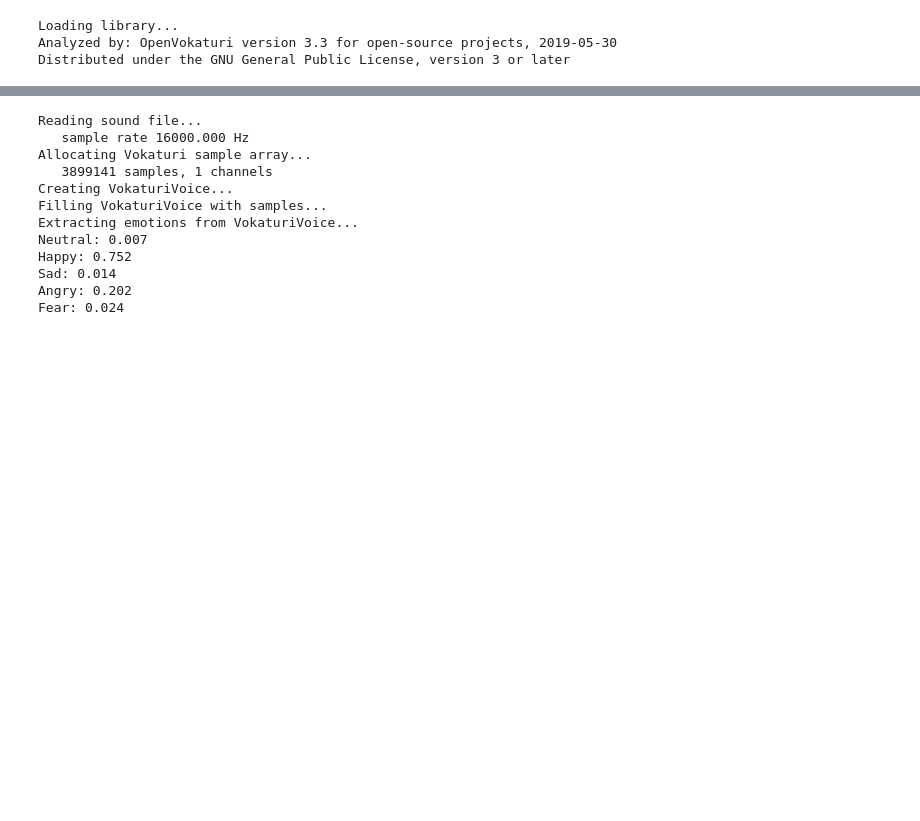
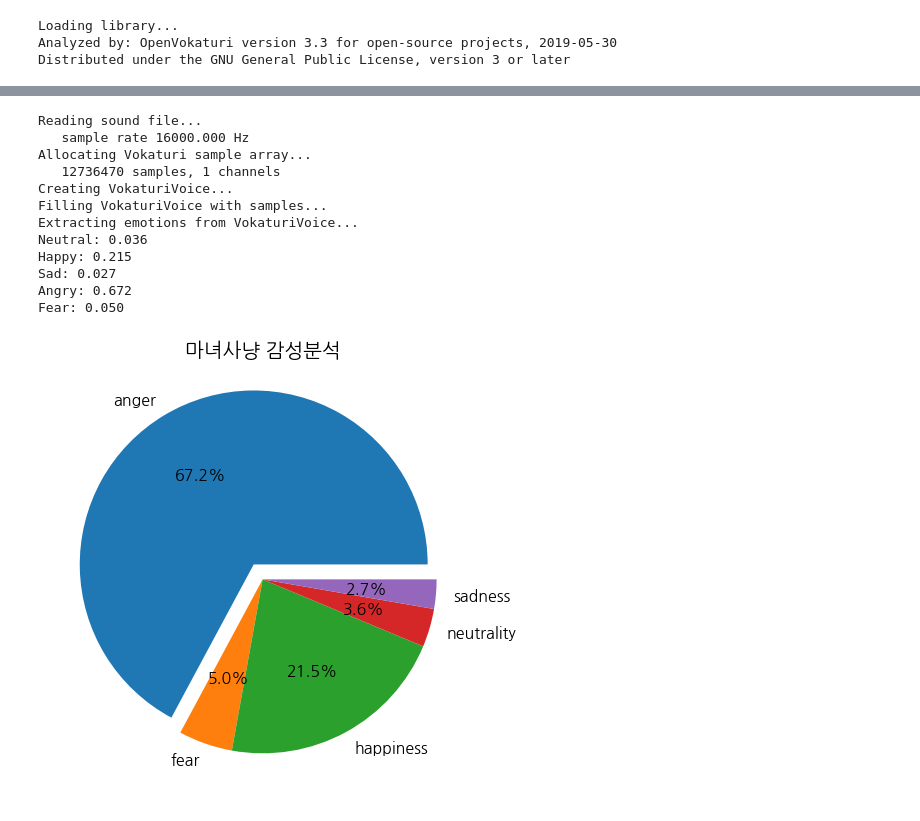
Before and after one commit to sungalex/VoiceMagic, a Jupyter notebook: VokaturiAPI.ipynb, the cells around one changed output, grey strips where cells are left out. Cells and saved outputs as stored; diff of their text form; code cells hidden in the pictures; blank space fills up the shorter version.

Commit message:
Vokaturi API 감성분석 PIE 차트 추가
Signed-off-by: sungalex <cloudallera@gmail.com>

```diff
--- a/VokaturiAPI.ipynb
+++ b/VokaturiAPI.ipynb
@@ -260,7 +260,8 @@ print ("Reading sound file...")
 # file_name = "./audio_file/commercial_mono.wav"    # Angry
 # file_name = "./audio_file/multi.wav"    # Neutral
 # file_name = "./audio_file/economy_4_16000.wav"    # Neutral
-file_name = "./audio_file/bong_interview_YTN_16000.wav"    # Happy
+# file_name = "./audio_file/bong_interview_YTN_16000.wav"    # Happy
+file_name = "./audio_file/witch_hunt_2_online-audio-converter.com_16000.wav"    # Anger
 
 (sample_rate, samples) = scipy.io.wavfile.read(file_name)
 print ("   sample rate %.3f Hz" % sample_rate)
@@ -299,12 +300,12 @@ voice.destroy()
 Reading sound file...
    sample rate 16000.000 Hz
 Allocating Vokaturi sample array...
-   3899141 samples, 1 channels
+   12736470 samples, 1 channels
 Creating VokaturiVoice...
 Filling VokaturiVoice with samples...
 Extracting emotions from VokaturiVoice...
-Neutral: 0.007
-Happy: 0.752
-Sad: 0.014
-Angry: 0.202
-Fear: 0.024
+Neutral: 0.036
+Happy: 0.215
+Sad: 0.027
+Angry: 0.672
+Fear: 0.050
@@ -310,0 +314,10 @@ Fear: 0.024
+# %%
+emotion_labels = ["anger", "fear", "happiness", "neutrality", "sadness"]
+emotions = [emotionProbabilities.anger, emotionProbabilities.fear, emotionProbabilities.happiness, emotionProbabilities.neutrality, emotionProbabilities.sadness]
+# %%
+plt.figure(figsize=(8,8))
+plt.pie(emotions, labels=emotion_labels, autopct='%1.1f%%', explode=(0.1,0,0,0,0), textprops={'fontsize':16})
+plt.title("마녀사냥 감성분석", fontsize=20)
+plt.show()
+# %% [output]
+[figure, added]
```
Also changed, not shown: parts of 2 cells of this notebook, 1 other file.
